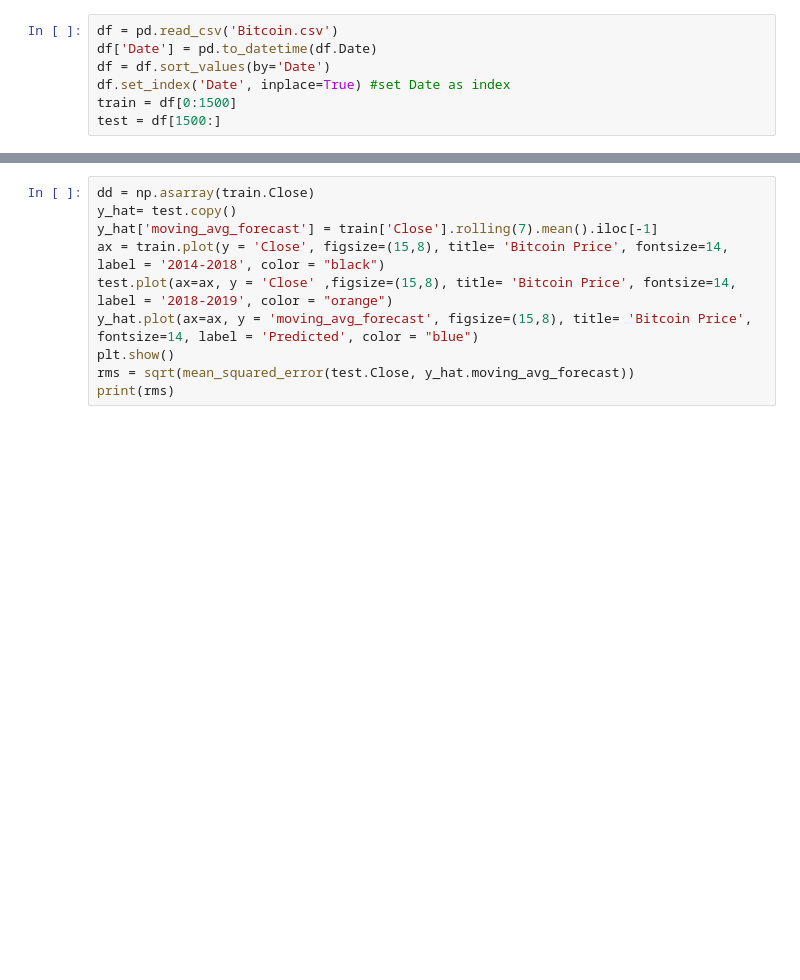
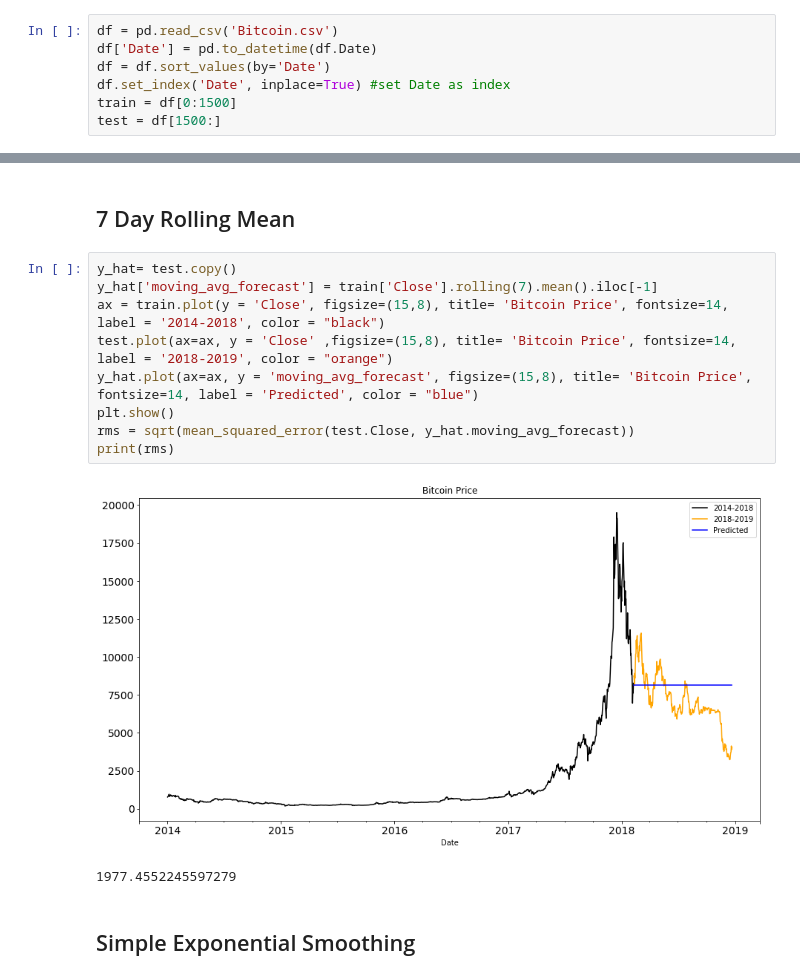
Before and after one commit to dpatl/Crypto, a Jupyter notebook: 2018 Bitcoin Prediction.ipynb, the cells around one changed output, grey strips where cells are left out. Drawn from its saved outputs; the diff is of its cells as text; blank space fills up the shorter version.

```diff
--- a/2018 Bitcoin Prediction.ipynb
+++ b/2018 Bitcoin Prediction.ipynb
@@ -43,13 +58,19 @@ print(rms)
+# %% [markdown]
+## 7 Day Rolling Mean
 # %%
-dd = np.asarray(train.Close)
 y_hat= test.copy()
 y_hat['moving_avg_forecast'] = train['Close'].rolling(7).mean().iloc[-1]
 ax = train.plot(y = 'Close', figsize=(15,8), title= 'Bitcoin Price', fontsize=14, label = '2014-2018', color = "black")
 test.plot(ax=ax, y = 'Close' ,figsize=(15,8), title= 'Bitcoin Price', fontsize=14, label = '2018-2019', color = "orange")
 y_hat.plot(ax=ax, y = 'moving_avg_forecast', figsize=(15,8), title= 'Bitcoin Price', fontsize=14, label = 'Predicted', color = "blue")
 plt.show()
 rms = sqrt(mean_squared_error(test.Close, y_hat.moving_avg_forecast))
 print(rms)
+# %% [output]
+[figure, added]
+1977.4552245597279
+# %% [markdown]
+## Simple Exponential Smoothing
 # %%
 y_hat = test.copy()
 fit2 = SimpleExpSmoothing(np.asarray(train['Close'])).fit(smoothing_level=0.6,optimized=False)
```
Also changed, not shown: parts of 18 cells of this notebook, 2 other files.
